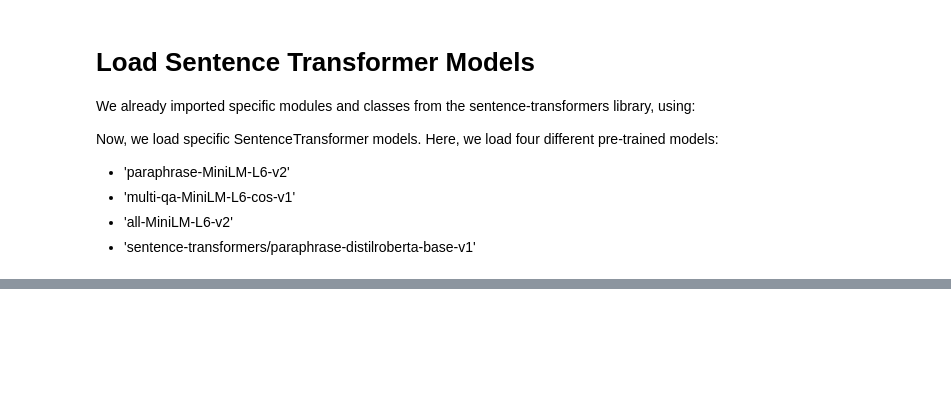
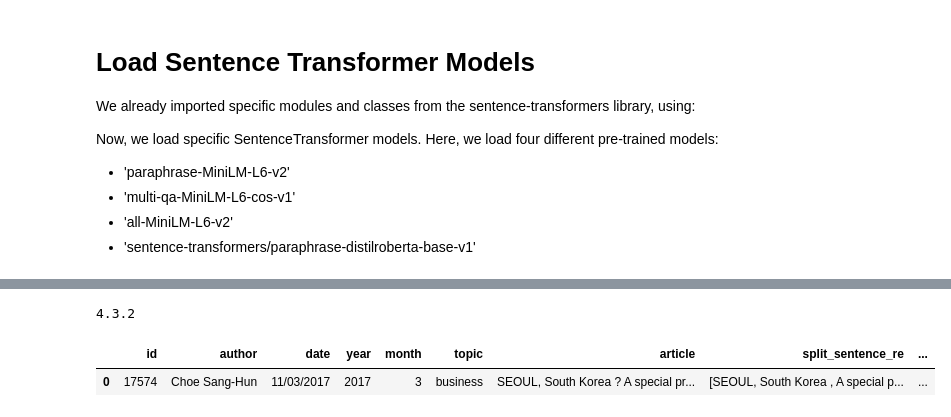
Before and after one commit to putrik06/Question_Answering_NLP, a Jupyter notebook: Top_4_Sentence_Embedding_Techniques_using_Python.ipynb, the cells around one changed output, grey strips where cells are left out. Cells and saved outputs as stored; diff of their text form; code cells hidden in the pictures; blank space fills up the shorter version.

```diff
--- a/Top_4_Sentence_Embedding_Techniques_using_Python.ipynb
+++ b/Top_4_Sentence_Embedding_Techniques_using_Python.ipynb
@@ -490,0 +668,10 @@ model = SentenceTransformer('all-MiniLM-L6-v2')
+# %%
+import re
+
+# Function to tokenize sentences using spaCy
+def tokenize_sentence_re(text):
+  return re.compile('[.!?] ').split(text)
+
+# Apply the tokenize_sentence_spacy function to create a new column
+article_example['split_sentence_re'] = article_example['article'].apply(tokenize_sentence_re)
+article_example
@@ -490,0 +746,18 @@ model = SentenceTransformer('all-MiniLM-L6-v2')
+# %%
+import gensim
+print(gensim.__version__)
+# %% [output]
+4.3.2
+# %%
+from gensim.summarization.textcleaner import split_sentences
+
+# Function to tokenize sentences using spaCy
+def tokenize_sentence_gensim(text):
+  return split_sentences(text)
+
+# Apply the tokenize_sentence_spacy function to create a new column
+article_example['split_sentence_gensim'] = article_example['article'].apply(tokenize_sentence_gensim)
+article_example
+# %% [output]
+|  | id | author | date | year | month | topic | article | split_sentence_re | ... |
+| 0 | 17574 | Choe Sang-Hun | 11/03/2017 | 2017 | 3 | business | SEOUL, South Korea ? A special pr... | [SEOUL, South Korea , A special p... | ... |
```
Also changed, not shown: parts of 21 cells of this notebook.
